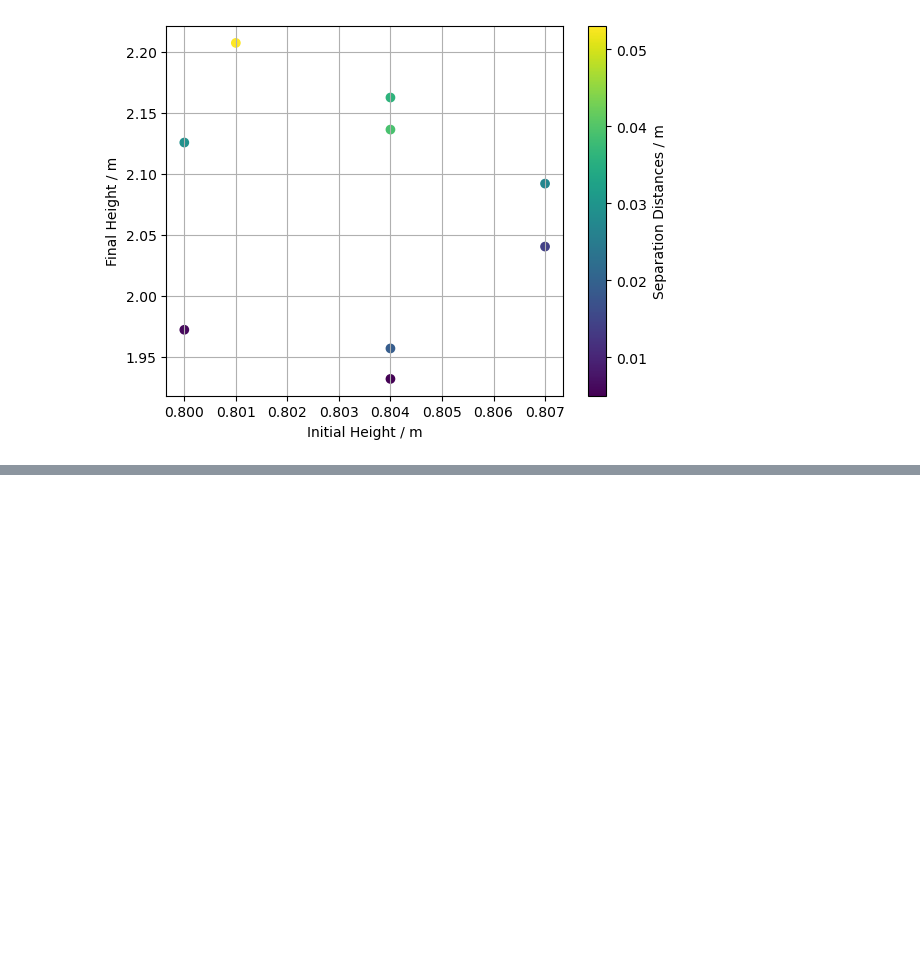
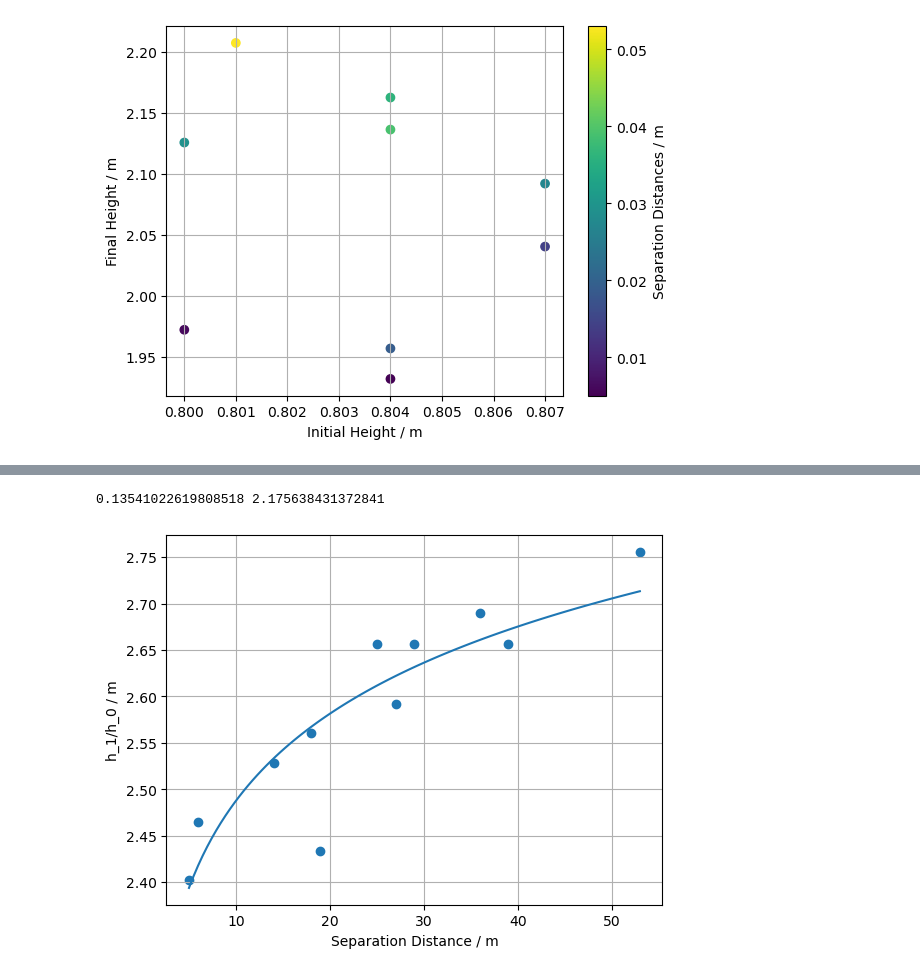
Before and after one commit to Aaryan-Varshney/practical-project-25, a Jupyter notebook: focused_3d.ipynb, the cells around one changed output, grey strips where cells are left out. Cells and saved outputs as stored; diff of their text form; code cells hidden in the pictures; blank space fills up the shorter version.

```diff
--- a/focused_3d.ipynb
+++ b/focused_3d.ipynb
@@ -66,0 +82,43 @@ plt.show()
+# %%
+initial_heights = np.array([
+0.804, 0.807, 0.8, 0.8, 0.801, 0.673, 0.804, 0.804, 0.807, 0.415, 0.804
+])
+
+final_heights = np.array([
+1.9566144, 2.0401767, 1.97192, 2.12552, 2.2072356, 1.72288, 2.1624384, 2.1361476, 2.0918247, 1.1026135, 1.93161
+])
+
+percentage_increase_in_height = (final_heights / initial_heights)
+
+separation_distances = np.array([
+19, 14, 6, 29, 53, 18, 36, 39, 27, 25, 5
+])
+
+x = separation_distances
+y = percentage_increase_in_height
+
+# Filter to avoid log(0) or log of negative numbers
+x_positive = x[x != 0.019]
+y_positive = y[x != 0.019]
+
+# Perform the logarithmic fit: y = a * ln(x) + b
+log_x = np.log(x_positive)
+coefficients = np.polyfit(log_x, y_positive, 1)
+a, b = coefficients  # a is the slope, b is the intercept
+print(a, b)
+
+# Generate logarithmic trendline
+trendline_x = np.linspace(min(x_positive), max(x_positive), 100)
+trendline_y = a * np.log(trendline_x) + b
+
+plt.plot(trendline_x, trendline_y)
+
+plt.scatter(x, y)
+plt.xlabel('Separation Distance / m')
+plt.ylabel('h_1/h_0 / m')
+plt.grid(True)
+
+plt.show()
+# %% [output]
+0.13541022619808518 2.175638431372841
+[figure, added]
```
Also changed, not shown: parts of 2 cells of this notebook, 3 other files.
